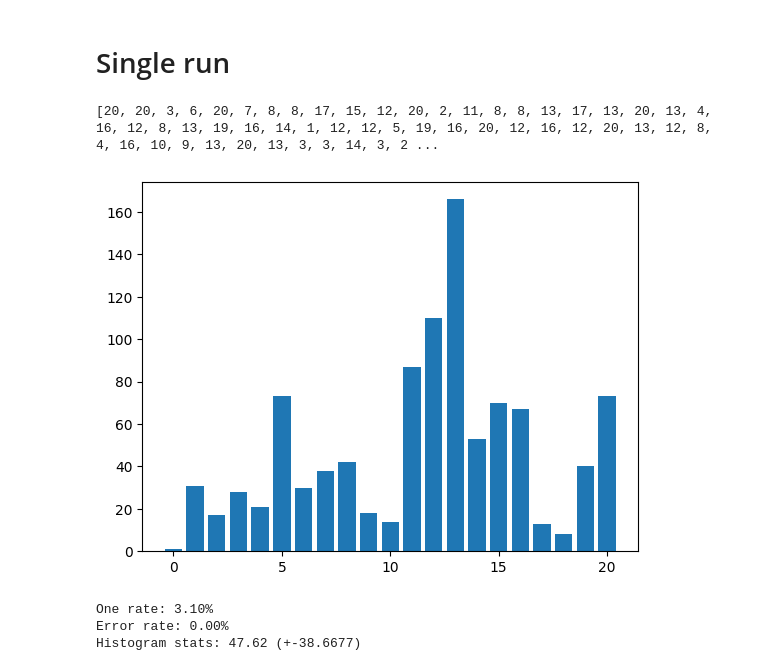
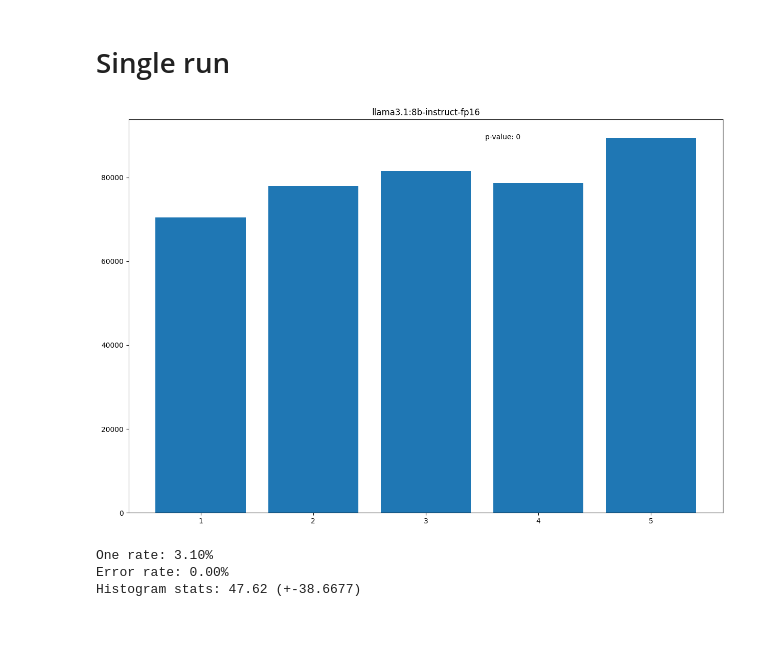
Before and after one commit to GoComputing/LLM-Bias-Research, a Jupyter notebook: notebooks/initialBias_analysis.ipynb, the cells around one changed output. Saved outputs shown, nothing was run; the diff lists cells and outputs as text; code cells hidden in the pictures; blank space fills up the shorter version.

```diff
--- a/notebooks/initialBias_analysis.ipynb
+++ b/notebooks/initialBias_analysis.ipynb
@@ -47,26 +47,35 @@ def load_results(path):
 # %% [markdown]
 # Single run
 # %%
-experiment_path = os.path.join('..', 'results', 'variance_reduction', 'icl_order__quantization_level__top_20', 'llama3.1:8b-instruct-q2_K.json')
+experiment_path = os.path.join('..', 'results', 'self_bias_analysis', 'many_products_paraphrase', 'many_samples__big', 'evaluation_llama8b.json')
 
 with open(experiment_path, 'r') as f:
     data = json.load(f)
 
+with open(os.path.join('..', data['input_dataset']), 'r') as f:
+    dataset = json.load(f)
+
+top_k = dataset['top_k']
+
 articles_numbers = [
-    most_common([replica['parsed_response']['article_number'] for replica in sample if replica['parsed_response'] is not None])
-    for sample in data['results']
+    sample['predicted_pos'] for sample in data['results'] if sample['parsed_response'] is not None and sample['predicted_pos'] <= top_k and sample['predicted_pos'] >= 1
 ]
-
-print(articles_numbers)
 
 positions, counts = np.unique(articles_numbers, return_counts=True)
 
 
+fixed_articles_numbers = list(map(lambda pos: pos-1, articles_numbers))
+bincounts = np.bincount(fixed_articles_numbers, minlength=top_k-1)
+expected = [len(fixed_articles_numbers)/top_k] * top_k
+chi2_stat, p_value = chisquare(bincounts, f_exp=expected)
+
+plt.rcParams['figure.figsize'] = [15, 10]
 plt.bar(positions, counts)
+plt.text(x=0.6, y=0.95, s=f"p-value: {p_value:.5g}", transform=plt.gca().transAxes, color='red' if p_value > 0.05 else 'black')
+plt.title(data['recommender_llm'])
 plt.show()
 # %% [output]
-[20, 20, 3, 6, 20, 7, 8, 8, 17, 15, 12, 20, 2, 11, 8, 8, 13, 17, 13, 20, 13, 4, 16, 12, 8, 13, 19, 16, 14, 1, 12, 12, 5, 19, 16, 20, 12, 16, 12, 20, 13, 12, 8, 4, 16, 10, 9, 13, 20, 13, 3, 3, 14, 3, 2 ...
-[figure, old version]
+[figure, new version]
 # %%
 positions_count = {
     str(position): n for position, n in zip(positions, counts)
```
Also changed, not shown: parts of 2 cells of this notebook, 1 other file.
